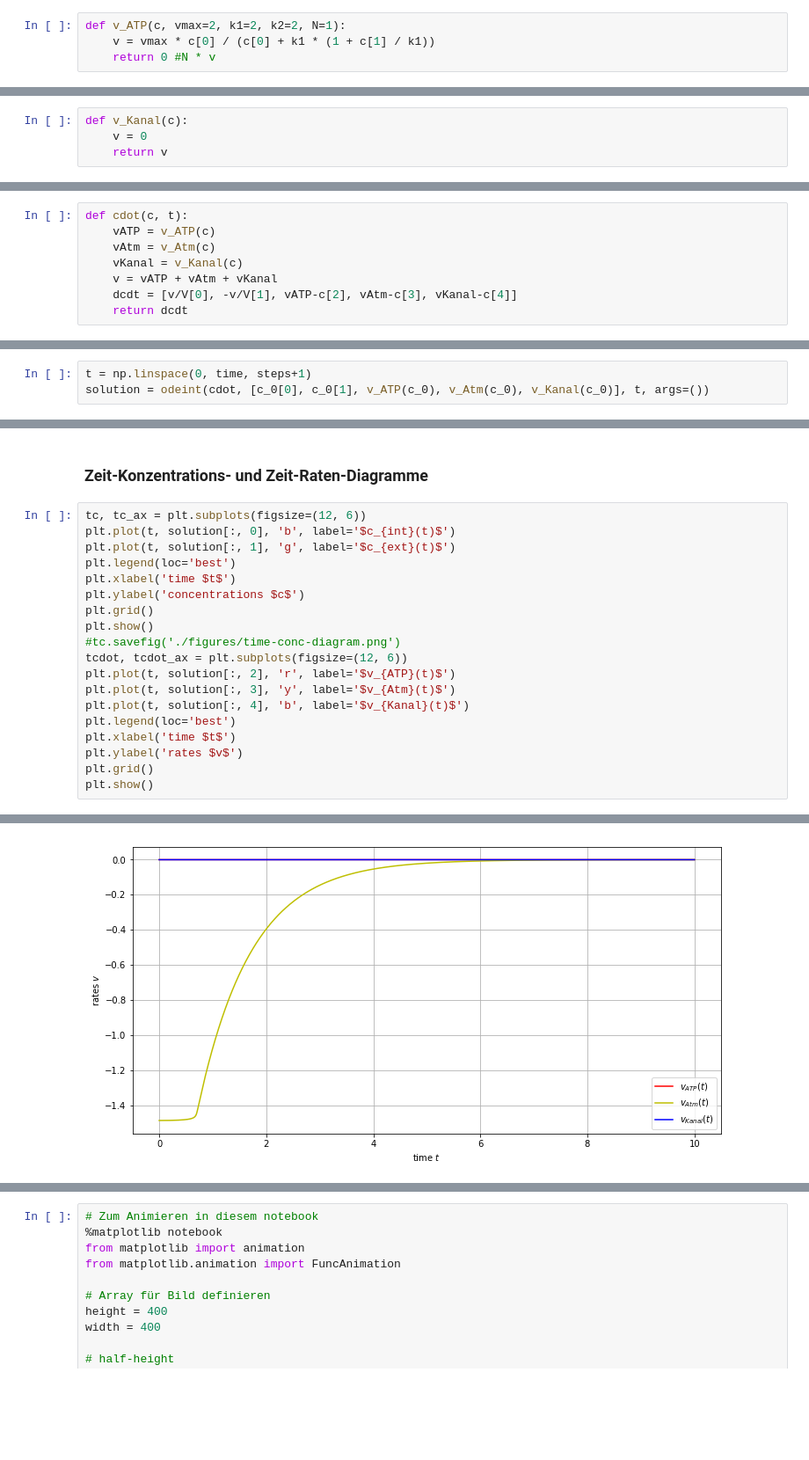
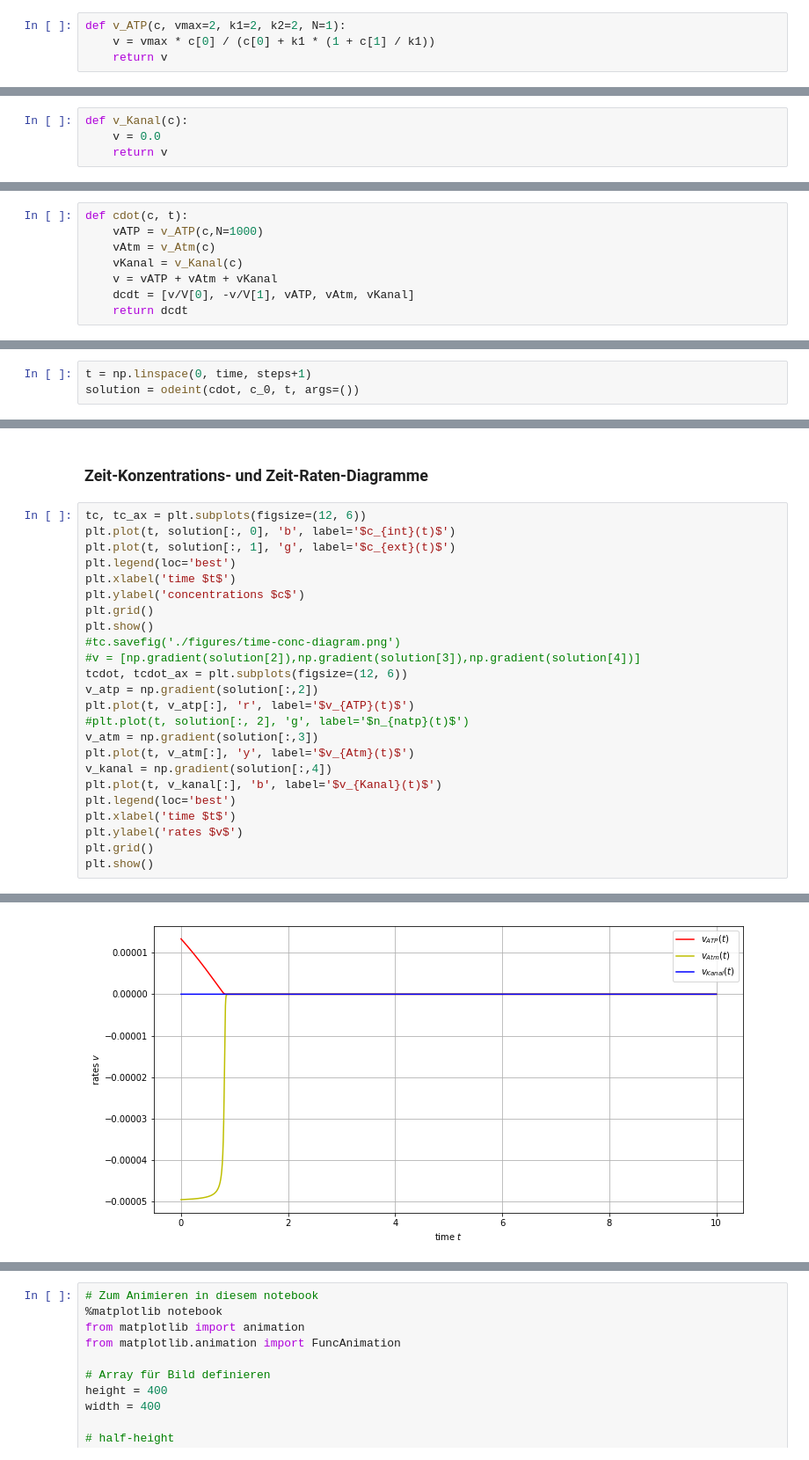
Before and after one commit to felixko/Membranpoti, a Jupyter notebook: modell/discrete_concentrations/notebook_lastfelix.ipynb, the cells around one changed output, grey strips where cells are left out. Shown at 88% size. Saved outputs shown, nothing was run; the diff lists cells and outputs as text; blank space fills up the shorter version.

```diff
--- a/modell/discrete_concentrations/notebook_lastfelix.ipynb
+++ b/modell/discrete_concentrations/notebook_lastfelix.ipynb
@@ -215,12 +221,12 @@ Fluss über die ATP-Synthase, wie beschrieben von Nath et al.
 # %%
 def v_ATP(c, vmax=2, k1=2, k2=2, N=1):
     v = vmax * c[0] / (c[0] + k1 * (1 + c[1] / k1))
-    return 0 #N * v
+    return v
 # %% [markdown]
 ### Protonenfluss über den Kanal
 # %%
 def v_Kanal(c):
-    v = 0
+    v = 0.0
     return v
 # %% [markdown]
 ### Protonenfluss über die Atmungskette
@@ -233,11 +240,11 @@ def v_Atm(c, N=1):
 ### Zusammenführung zum Gesamtfluss und Verrechnung zur Konzentration
 # %%
 def cdot(c, t):
-    vATP = v_ATP(c)
+    vATP = v_ATP(c,N=1000)
     vAtm = v_Atm(c)
     vKanal = v_Kanal(c)
     v = vATP + vAtm + vKanal
-    dcdt = [v/V[0], -v/V[1], vATP-c[2], vAtm-c[3], vKanal-c[4]]
+    dcdt = [v/V[0], -v/V[1], vATP, vAtm, vKanal]
     return dcdt
 # %% [markdown]
 ## Integration
@@ -245,7 +252,7 @@ def cdot(c, t):
 ### Lösung mit scipy.odeint
 # %%
 t = np.linspace(0, time, steps+1)
-solution = odeint(cdot, [c_0[0], c_0[1], v_ATP(c_0), v_Atm(c_0), v_Kanal(c_0)], t, args=())
+solution = odeint(cdot, c_0, t, args=())
 # %% [markdown]
 Berechnen der Rate $v$ für alle Zeitpunkte.
 # %% [markdown]
@@ -265,10 +272,15 @@ plt.ylabel('concentrations $c$')
 plt.grid()
 plt.show()
 #tc.savefig('./figures/time-conc-diagram.png')
+#v = [np.gradient(solution[2]),np.gradient(solution[3]),np.gradient(solution[4])]
 tcdot, tcdot_ax = plt.subplots(figsize=(12, 6))
-plt.plot(t, solution[:, 2], 'r', label='$v_{ATP}(t)$')
-plt.plot(t, solution[:, 3], 'y', label='$v_{Atm}(t)$')
-plt.plot(t, solution[:, 4], 'b', label='$v_{Kanal}(t)$')
+v_atp = np.gradient(solution[:,2])
+plt.plot(t, v_atp[:], 'r', label='$v_{ATP}(t)$')
+#plt.plot(t, solution[:, 2], 'g', label='$n_{natp}(t)$')
+v_atm = np.gradient(solution[:,3])
+plt.plot(t, v_atm[:], 'y', label='$v_{Atm}(t)$')
+v_kanal = np.gradient(solution[:,4])
+plt.plot(t, v_kanal[:], 'b', label='$v_{Kanal}(t)$')
 plt.legend(loc='best')
 plt.xlabel('time $t$')
 plt.ylabel('rates $v$')
@@ -279,2 +291,2 @@ plt.show()
-[figure, old version]
+[figure, new version]
 # %% [markdown]
```
Also changed, not shown: parts of 6 cells of this notebook.
